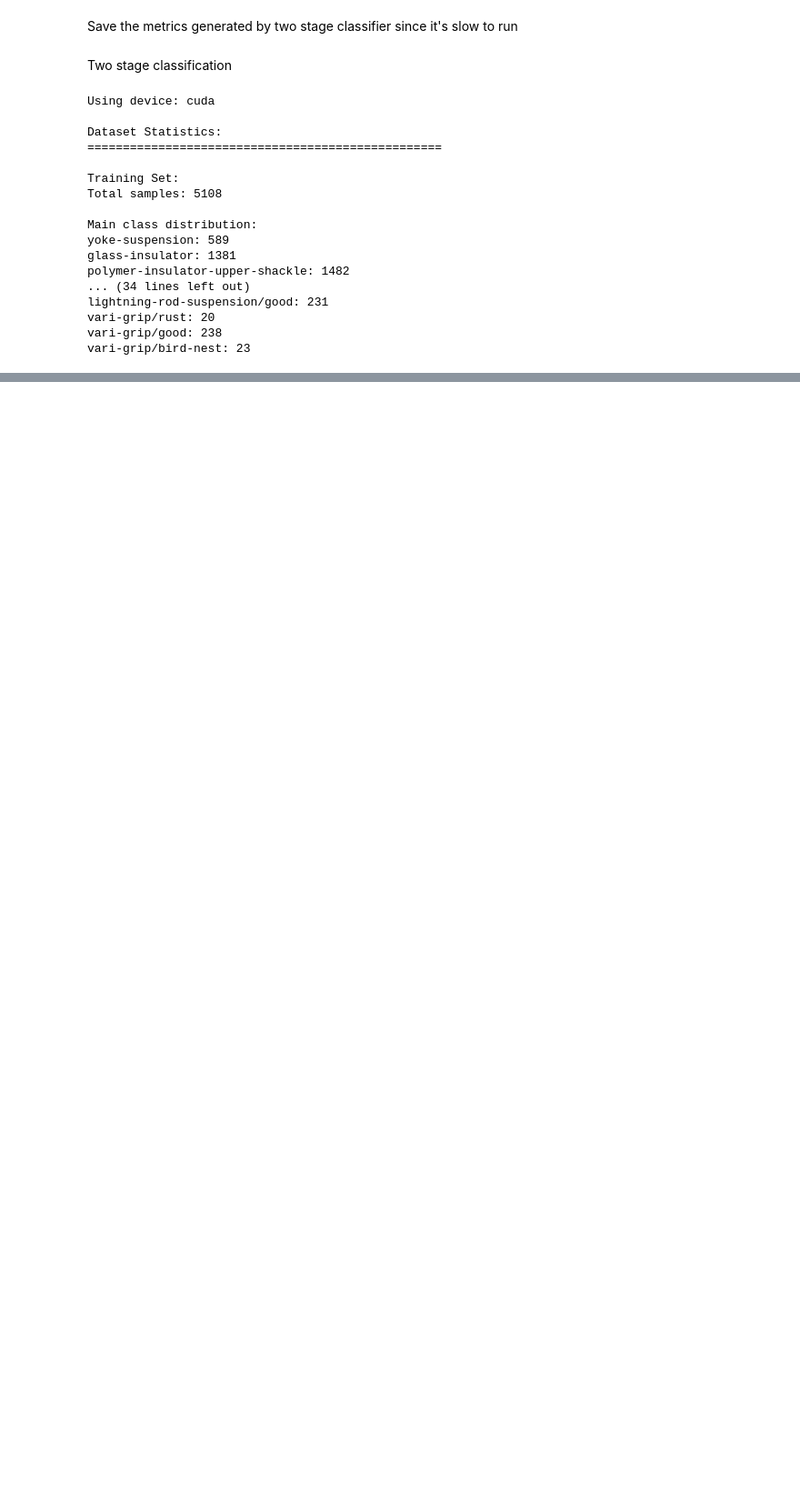
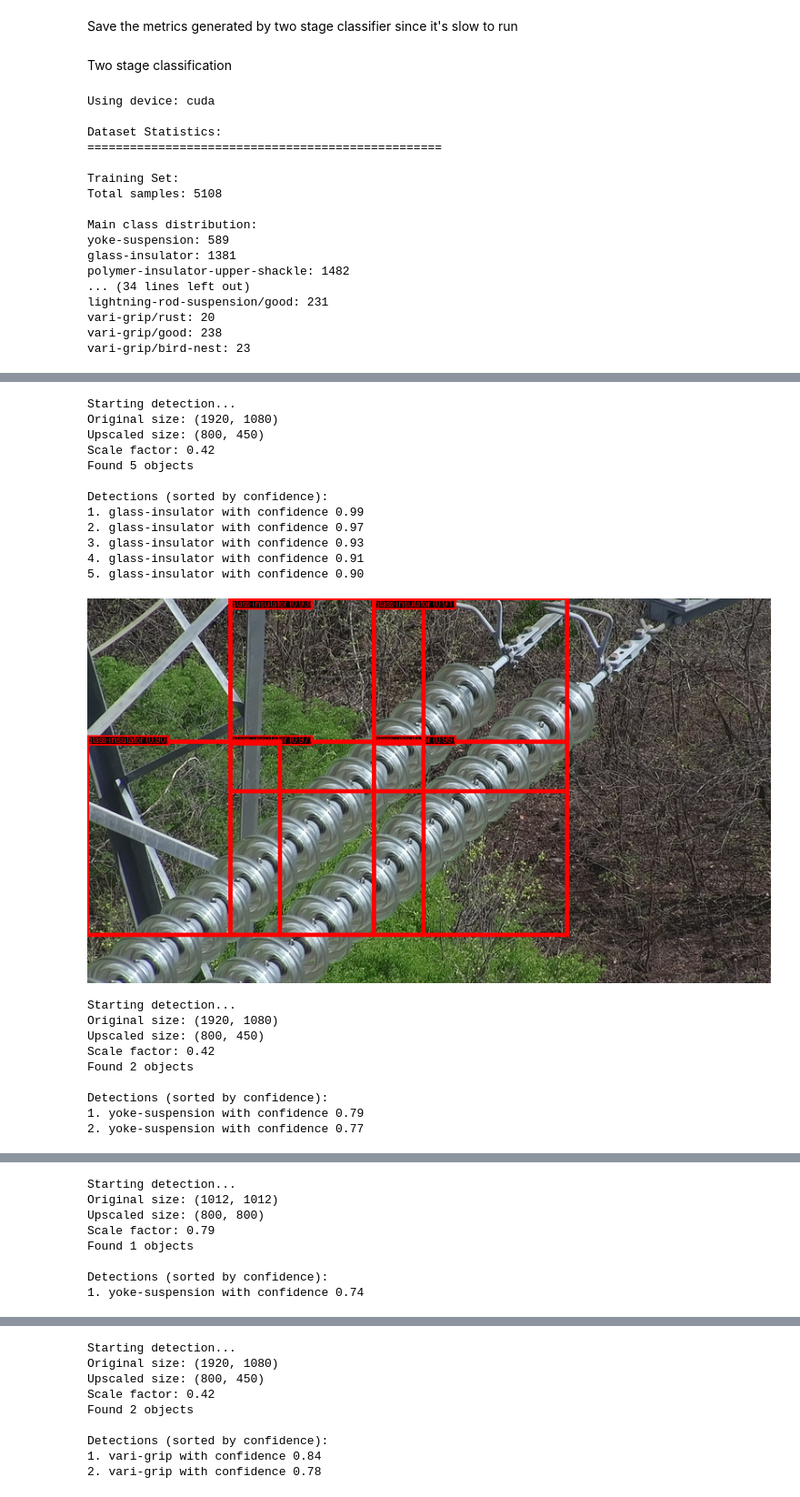
Before and after one commit to jasonbuchanan145/Data-Modeling, a Jupyter notebook: insPLAD.ipynb, the cells around one changed output, grey strips where cells are left out. Shown at 91% size. Drawn from its saved outputs; the diff is of its cells as text; code cells hidden in the pictures; blank space fills up the shorter version.

```diff
--- a/insPLAD.ipynb
+++ b/insPLAD.ipynb
@@ -1149,18 +1084,0 @@ Layer4 requires_grad: True
-# %%
-model = classifier.model
-print("Model Structure:")
-print("=" * 50)
-print("Base Network:")
-print(model.base)
-print("\nMain Classifier:")
-print(model.main_classifier)
-print("\nSubclass Classifier:")
-print(model.subclass_classifier)
-print("=" * 50)
-
-# Calculate and print total parameters
-total_params = sum(p.numel() for p in model.parameters())
-trainable_params = sum(p.numel() for p in model.parameters() if p.requires_grad)
-print(f"\nTotal parameters: {total_params:,}")
-print(f"Trainable parameters: {trainable_params:,}")
-print(f"Non-trainable parameters: {total_params - trainable_params:,}")
@@ -1211,0 +1355,35 @@ Subclass Classification Accuracy: 39.46%
+# %%
+idx_to_class = {v: k for k, v in classifier.main_class_to_idx.items()}
+
+for name in ['292-1_DJI_0158.jpg','238-1_DJI_0383.jpg', 'Fotos 01-12-2020_DJI_0020_amarra_balancim_337.jpg','238-1_DJI_0386.jpg']:
+  annotated_image = detect_and_display(
+      model=classifier.model,
+      image_path=f'drive/MyDrive/insplad/{name}',
+      idx_to_class=idx_to_class,
+      output_path='output_image.jpg',
+      target_width=800
+  )
+  display(annotated_image)
+# %% [output]
+Starting detection...
+Original size: (1920, 1080)
+Upscaled size: (800, 450)
+Scale factor: 0.42
+Found 5 objects
+
+Detections (sorted by confidence):
+1. glass-insulator with confidence 0.99
+2. glass-insulator with confidence 0.97
+3. glass-insulator with confidence 0.93
+4. glass-insulator with confidence 0.91
+5. glass-insulator with confidence 0.90
+[figure, added]
+Starting detection...
+Original size: (1920, 1080)
+Upscaled size: (800, 450)
+Scale factor: 0.42
+Found 2 objects
+
+Detections (sorted by confidence):
+1. yoke-suspension with confidence 0.79
+2. yoke-suspension with confidence 0.77
@@ -1211,0 +1391,8 @@ Subclass Classification Accuracy: 39.46%
+Starting detection...
+Original size: (1012, 1012)
+Upscaled size: (800, 800)
+Scale factor: 0.79
+Found 1 objects
+
+Detections (sorted by confidence):
+1. yoke-suspension with confidence 0.74
@@ -1211,0 +1400,9 @@ Subclass Classification Accuracy: 39.46%
+Starting detection...
+Original size: (1920, 1080)
+Upscaled size: (800, 450)
+Scale factor: 0.42
+Found 2 objects
+
+Detections (sorted by confidence):
+1. vari-grip with confidence 0.84
+2. vari-grip with confidence 0.78
```
Also changed, not shown: parts of 23 cells of this notebook.
